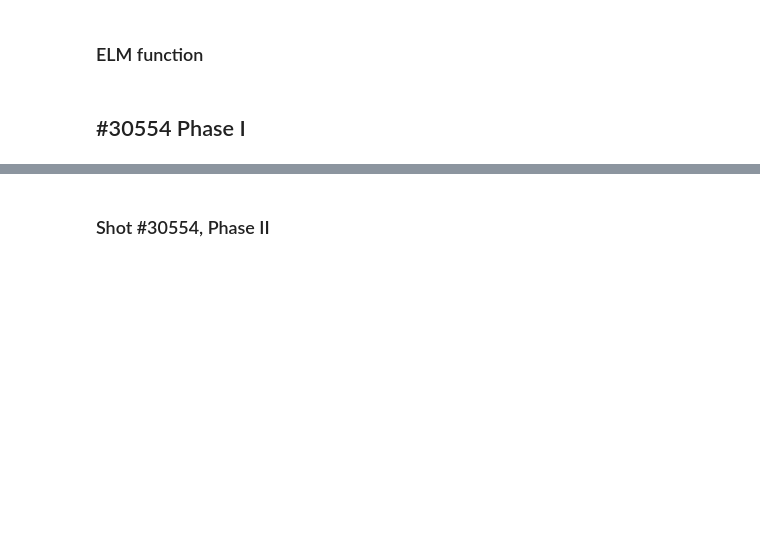
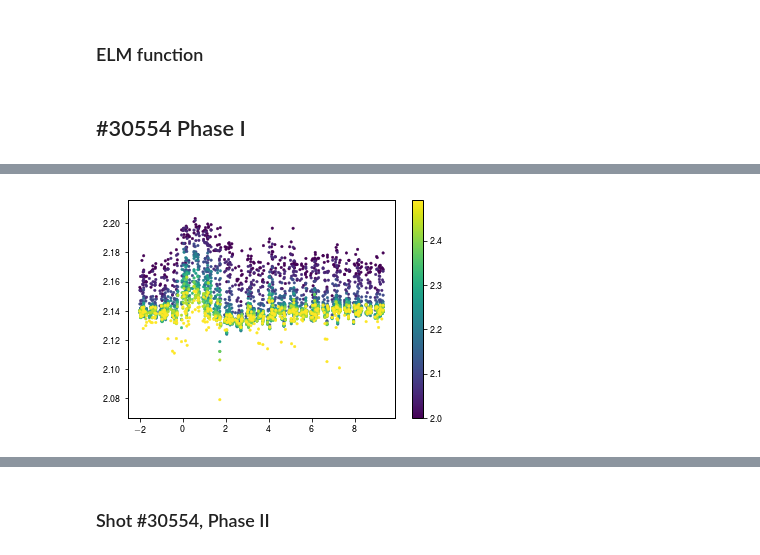
Before and after one commit to guimarais/Hmode_Figures, a Jupyter notebook: ELM_cycles.ipynb, the cells around one changed output, grey strips where cells are left out. Saved outputs shown, nothing was run; the diff lists cells and outputs as text; code cells hidden in the pictures; blank space fills up the shorter version.

```diff
--- a/ELM_cycles.ipynb
+++ b/ELM_cycles.ipynb
@@ -235,0 +256,6 @@ NameError: global name 'dens' is not defined
+# %%
+sc = plt.scatter(t,r,s=6,c=n)
+plt.colorbar()
+plt.show()
+# %% [output]
+[figure, added]
```
Also changed, not shown: parts of 5 cells of this notebook, 17 other files.
